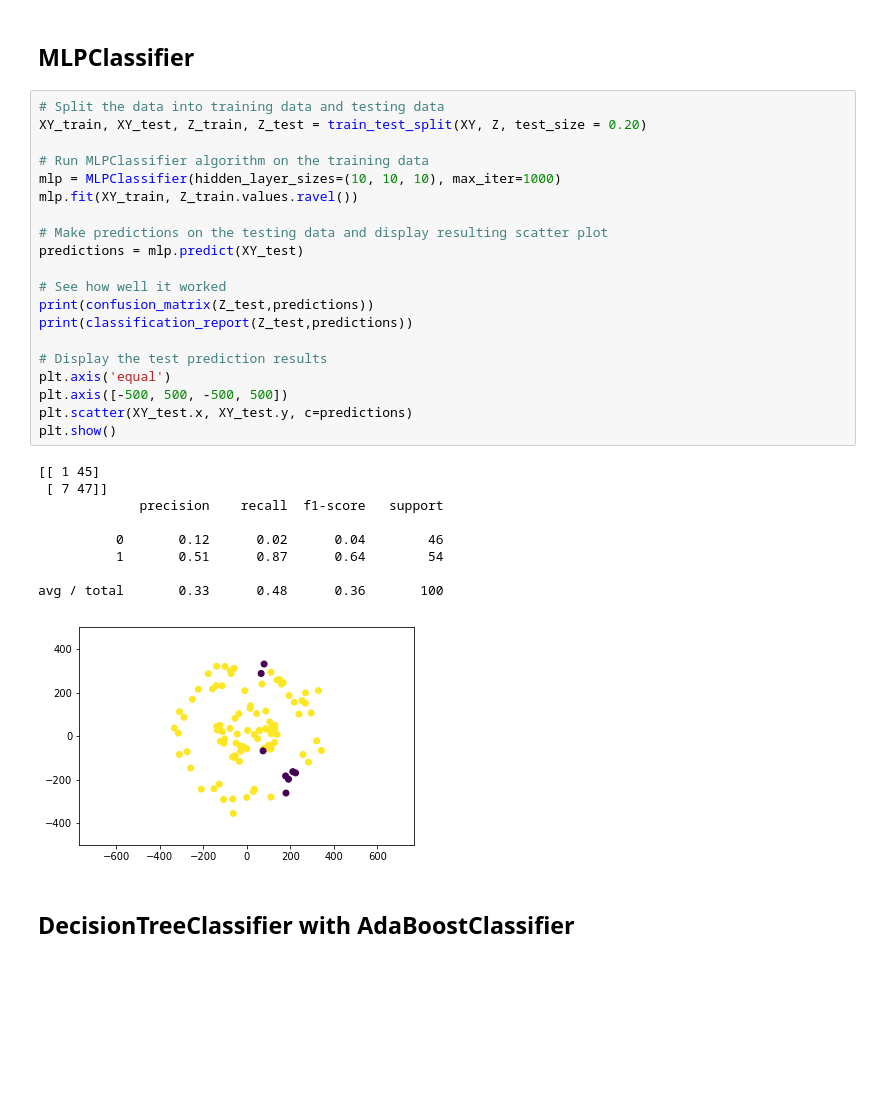
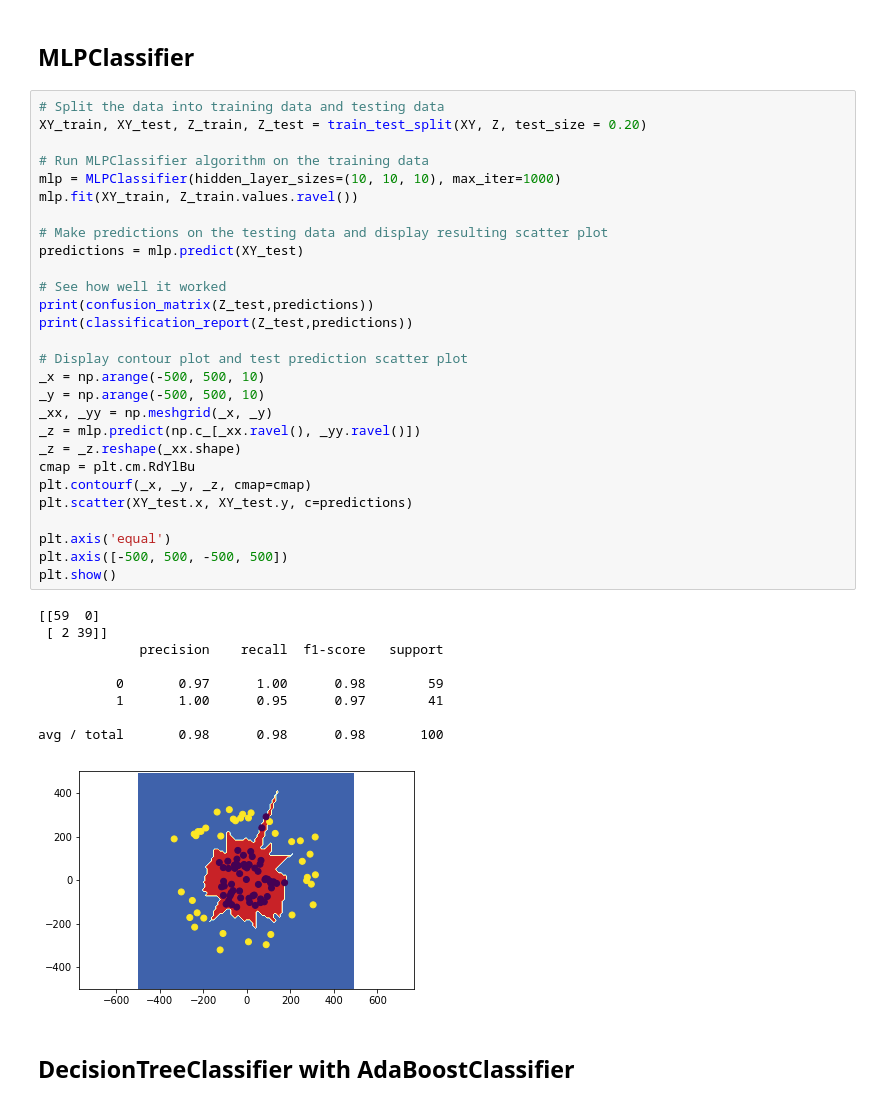
Before and after one commit to ThatGuyWithTheHat/Py_Jupyter, a Jupyter notebook: Scikit_Learn_Classifiers.ipynb, the cells around one changed output. Drawn from its saved outputs; the diff is of its cells as text; blank space fills up the shorter version.

```diff
--- a/Scikit_Learn_Classifiers.ipynb
+++ b/Scikit_Learn_Classifiers.ipynb
@@ -60,33 +53,41 @@ print(Z.head())
 # %%
 # Split the data into training data and testing data
 XY_train, XY_test, Z_train, Z_test = train_test_split(XY, Z, test_size = 0.20)
 
 # Run MLPClassifier algorithm on the training data
 mlp = MLPClassifier(hidden_layer_sizes=(10, 10, 10), max_iter=1000)
 mlp.fit(XY_train, Z_train.values.ravel())
 
 # Make predictions on the testing data and display resulting scatter plot
 predictions = mlp.predict(XY_test)
 
 # See how well it worked
 print(confusion_matrix(Z_test,predictions))
 print(classification_report(Z_test,predictions))
 
-# Display the test prediction results
+# Display contour plot and test prediction scatter plot
+_x = np.arange(-500, 500, 10)
+_y = np.arange(-500, 500, 10)
+_xx, _yy = np.meshgrid(_x, _y)
+_z = mlp.predict(np.c_[_xx.ravel(), _yy.ravel()])
+_z = _z.reshape(_xx.shape)
+cmap = plt.cm.RdYlBu
+plt.contourf(_x, _y, _z, cmap=cmap)
+plt.scatter(XY_test.x, XY_test.y, c=predictions)
+
 plt.axis('equal')
 plt.axis([-500, 500, -500, 500])
-plt.scatter(XY_test.x, XY_test.y, c=predictions)
 plt.show()
 # %% [output]
-[[ 1 45]
- [ 7 47]]
+[[59  0]
+ [ 2 39]]
              precision    recall  f1-score   support
 
-          0       0.12      0.02      0.04        46
-          1       0.51      0.87      0.64        54
+          0       0.97      1.00      0.98        59
+          1       1.00      0.95      0.97        41
 
-avg / total       0.33      0.48      0.36       100
+avg / total       0.98      0.98      0.98       100
-[figure, old version]
+[figure, new version]
 # %% [markdown]
 ## DecisionTreeClassifier with AdaBoostClassifier
 # %%
```
Also changed, not shown: parts of 2 cells of this notebook, 1 other file.
